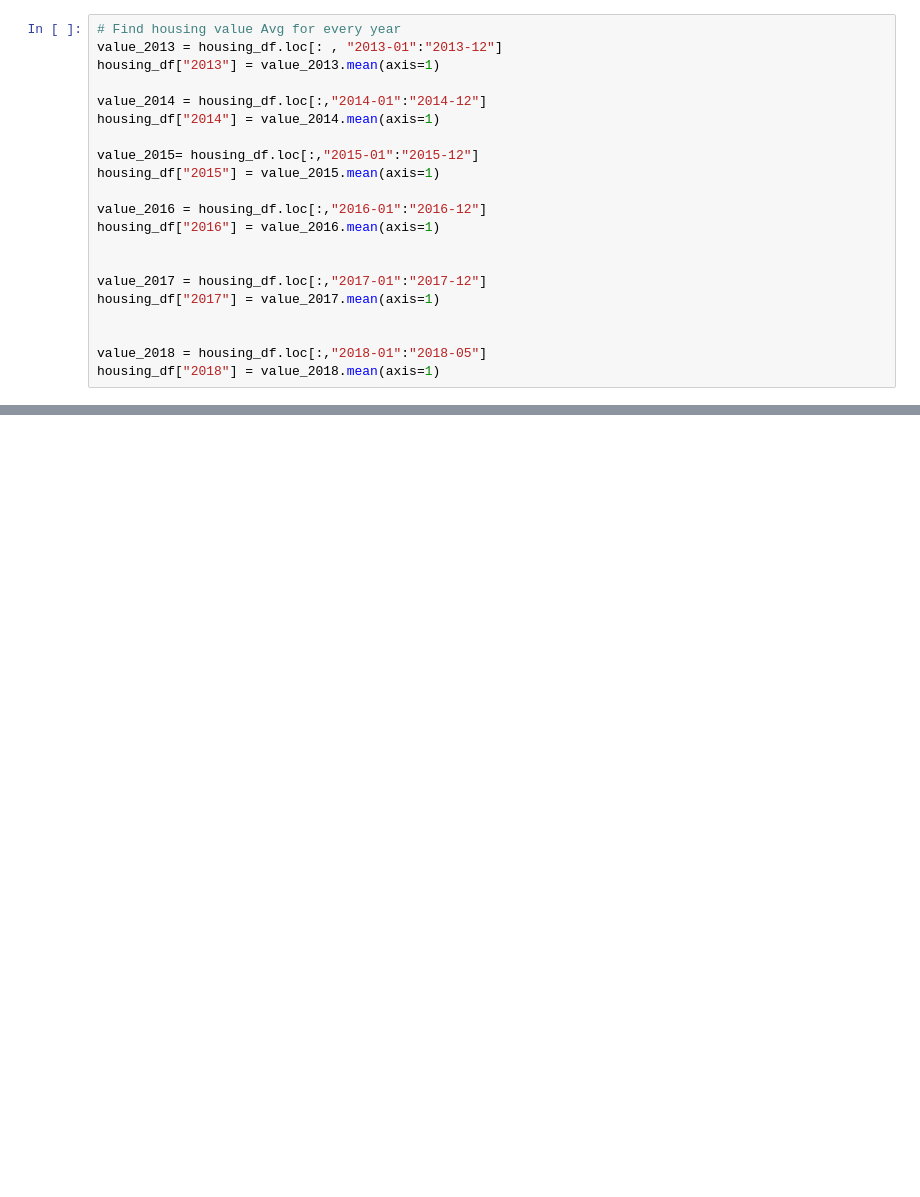
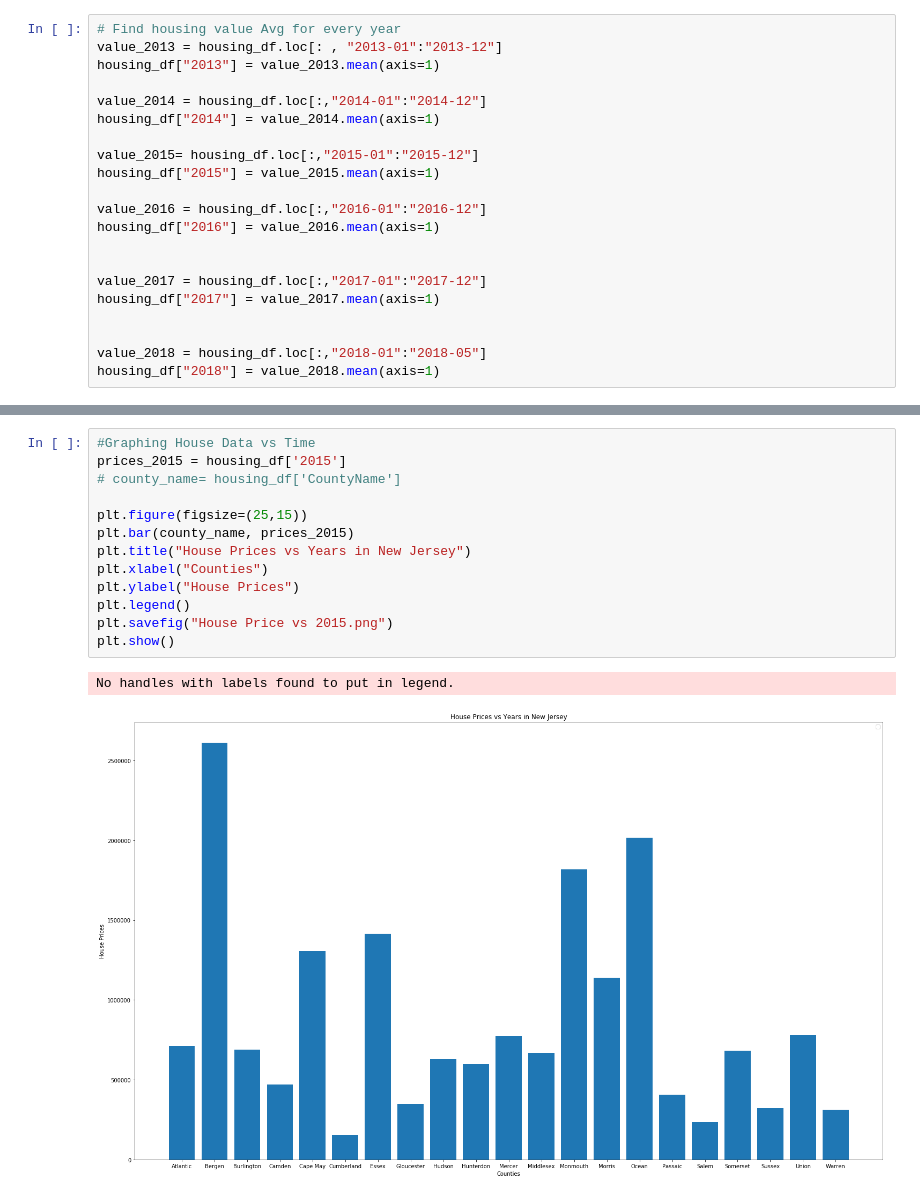
Before and after one commit to sk1won/RUDS_Project_1, a Jupyter notebook: Housing_data/Housing_info.ipynb, the cells around one changed output, grey strips where cells are left out. Drawn from its saved outputs; the diff is of its cells as text; blank space fills up the shorter version.

```diff
--- a/Housing_data/Housing_info.ipynb
+++ b/Housing_data/Housing_info.ipynb
@@ -116,0 +133,16 @@ housing_state
+# %%
+#Graphing House Data vs Time
+prices_2015 = housing_df['2015']
+# county_name= housing_df['CountyName']
+
+plt.figure(figsize=(25,15))
+plt.bar(county_name, prices_2015)
+plt.title("House Prices vs Years in New Jersey")
+plt.xlabel("Counties")
+plt.ylabel("House Prices")
+plt.legend()
+plt.savefig("House Price vs 2015.png")
+plt.show()
+# %% [output]
+No handles with labels found to put in legend.
+[figure, added]
```
Also changed, not shown: parts of 13 cells of this notebook, 7 other files.
